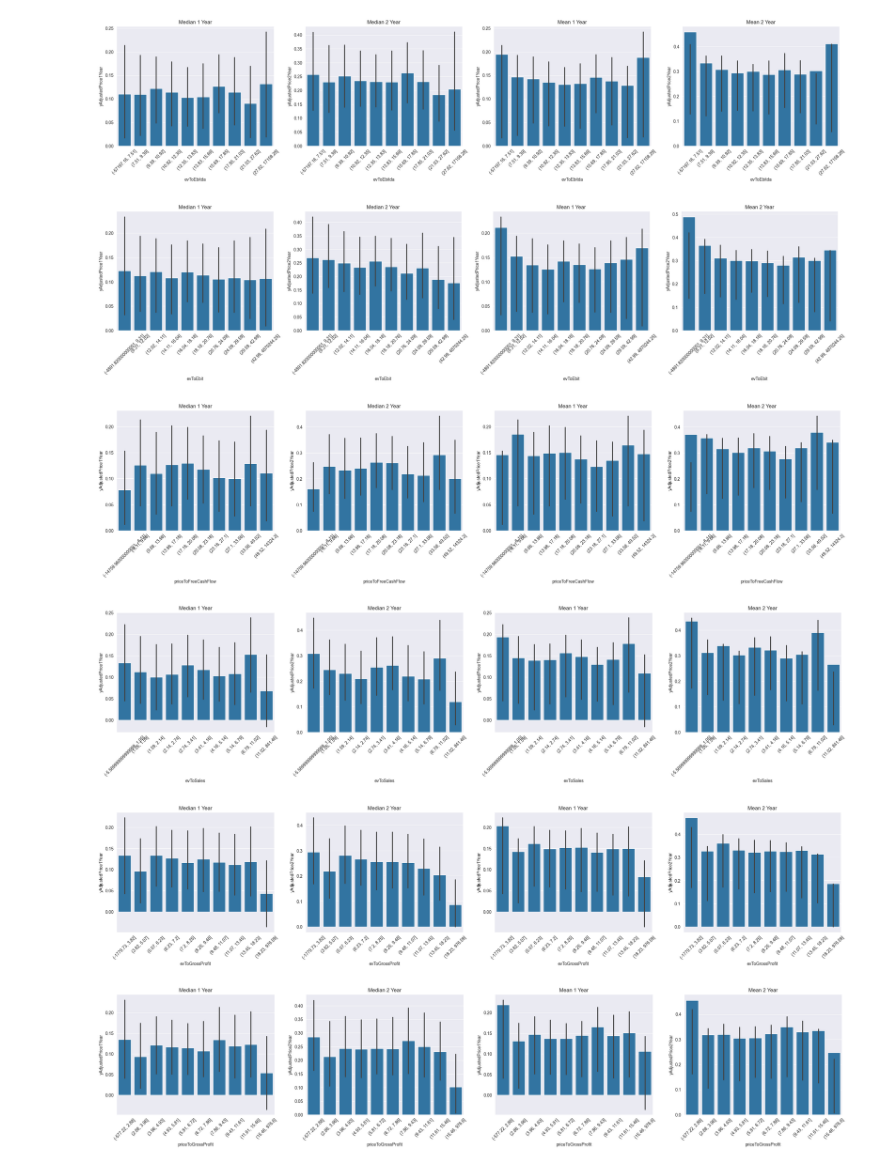
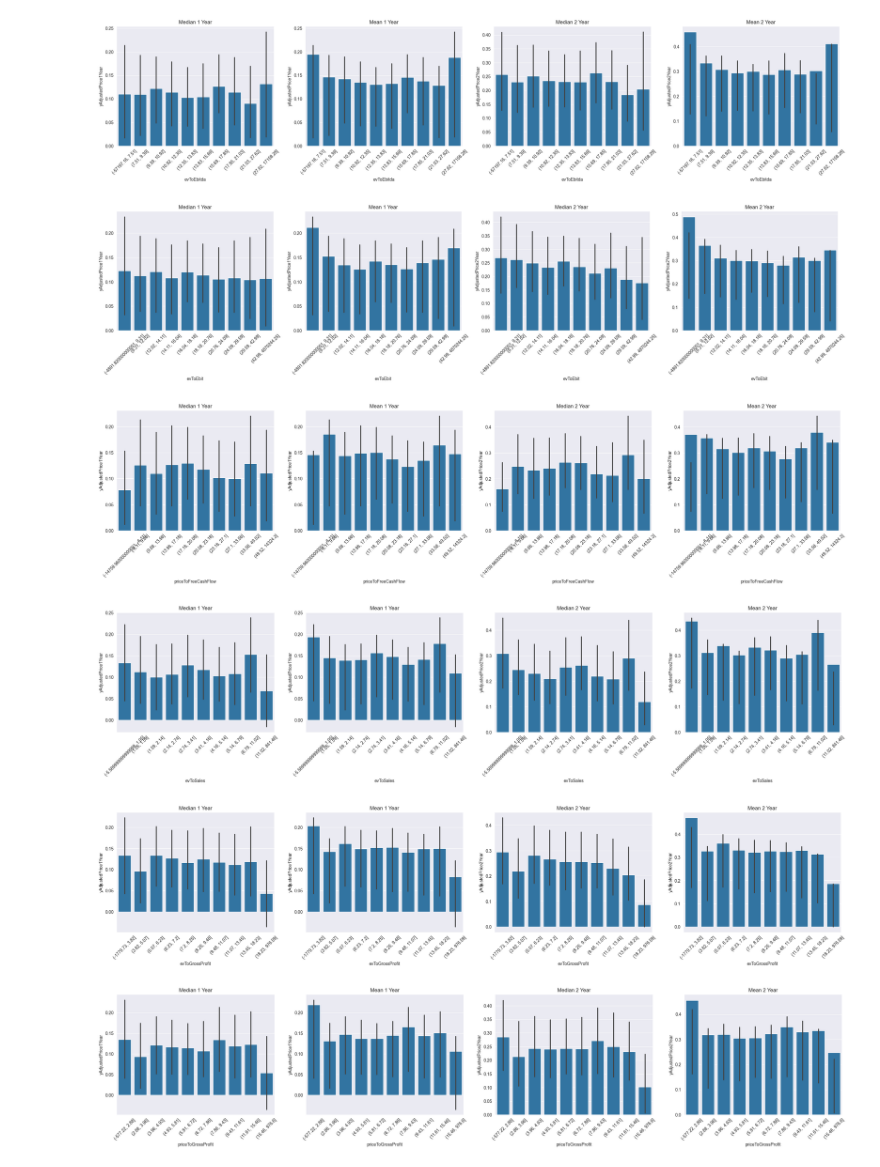
Before and after one commit to danielPaszek/masters-thesis-stocks, a Jupyter notebook: notebooks/drawing_with_absolute.ipynb, the cells around one changed output. Drawn from its saved outputs; the diff is of its cells as text; code cells hidden in the pictures.

```diff
--- a/notebooks/drawing_with_absolute.ipynb
+++ b/notebooks/drawing_with_absolute.ipynb
@@ -23,13 +23,15 @@ for key in ratioKeys:
     axes[0].set(title = 'Median 1 Year', xlabel=key)
     axes[0].set_xticklabels(axes[0].get_xticklabels(), rotation=45)
 
-    sns.barplot(df, x=bin_key, y='yAdjustedPrice2Year', estimator=np.median, errorbar=('pi', 25), ax=axes[1])
-    axes[1].set(title = 'Median 2 Year', xlabel=key)
+    sns.barplot(df, x=bin_key, y='yAdjustedPrice1Year',  errorbar=('pi', 25), ax=axes[1])
+    axes[1].set(title = 'Mean 1 Year', xlabel=key)
     axes[1].set_xticklabels(axes[0].get_xticklabels(), rotation=45)
 
-    sns.barplot(df, x=bin_key, y='yAdjustedPrice1Year',  errorbar=('pi', 25), ax=axes[2])
-    axes[2].set(title = 'Mean 1 Year', xlabel=key)
+    sns.barplot(df, x=bin_key, y='yAdjustedPrice2Year', estimator=np.median, errorbar=('pi', 25), ax=axes[2])
+    axes[2].set(title = 'Median 2 Year', xlabel=key)
     axes[2].set_xticklabels(axes[0].get_xticklabels(), rotation=45)
+
+
 
     sns.barplot(df, x=bin_key, y='yAdjustedPrice2Year',  errorbar=('pi', 25), ax=axes[3])
     axes[3].set(title = 'Mean 2 Year', xlabel=key)
@@ -44,6 +46,6 @@ for key in ratioKeys:
-[figure, old version]
+[figure, new version]
-[figure, old version]
+[figure, new version]
-[figure, old version]
+[figure, new version]
-[figure, old version]
+[figure, new version]
-[figure, old version]
+[figure, new version]
-[figure, old version]
+[figure, new version]
```
Also changed, not shown: parts of 1 cell of this notebook, 5 other files.
